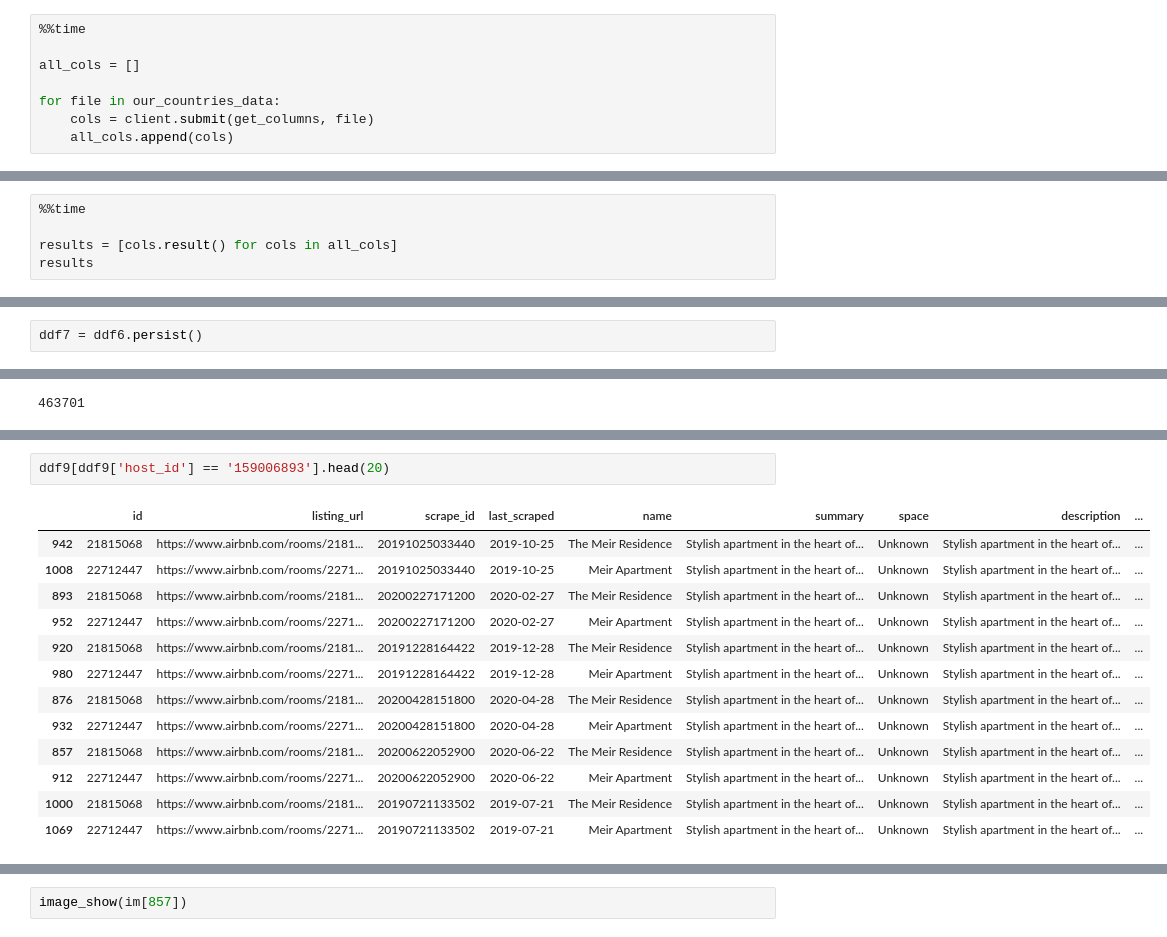
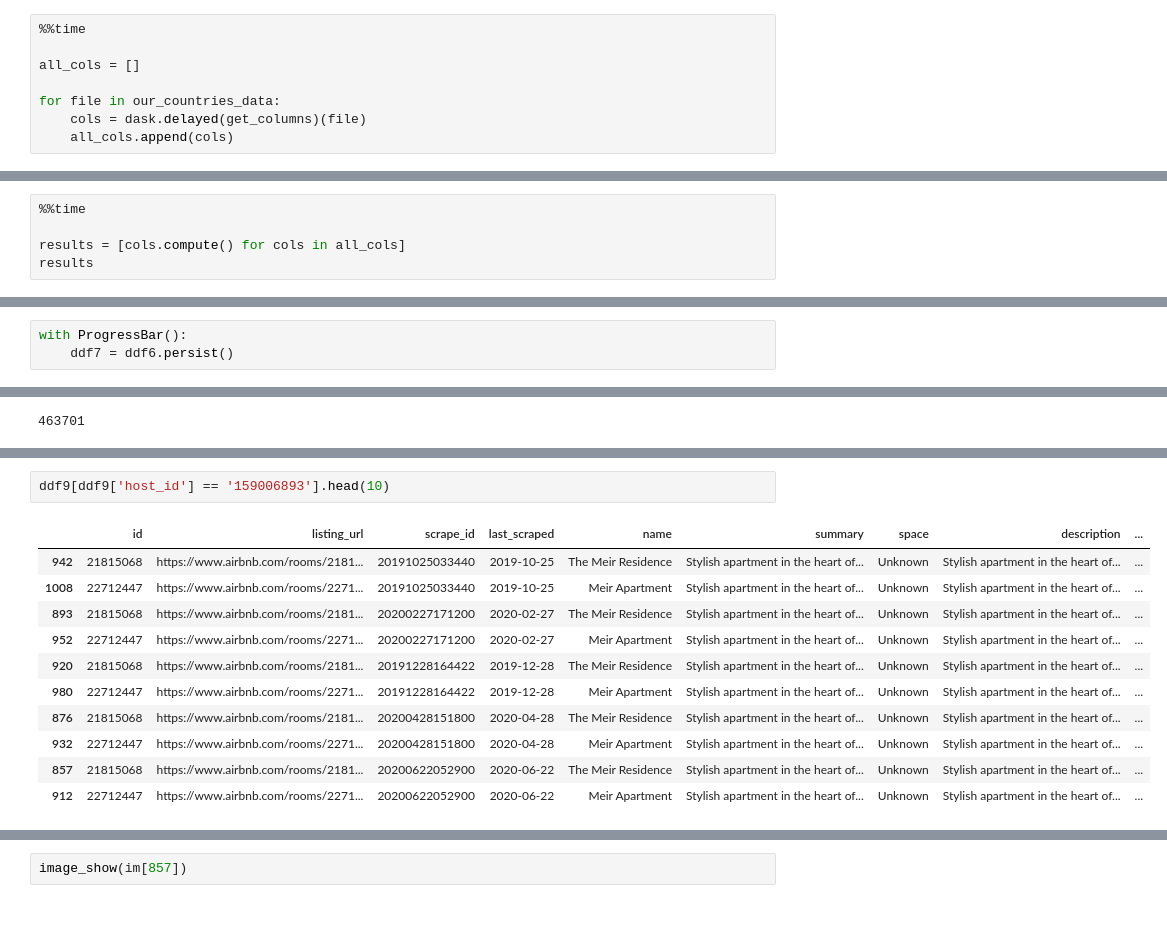
Before and after one commit to ramonpzg/scipy_20jp_dask, a Jupyter notebook: notebooks/01_clean_reshape.ipynb, the cells around one changed output, grey strips where cells are left out. Saved outputs shown, nothing was run; the diff lists cells and outputs as text.

```diff
--- a/notebooks/01_clean_reshape.ipynb
+++ b/notebooks/01_clean_reshape.ipynb
@@ -116,6 +104,6 @@ Explain the future
 all_cols = []
 
 for file in our_countries_data:
-    cols = client.submit(get_columns, file)
+    cols = dask.delayed(get_columns)(file)
     all_cols.append(cols)
 # %% [output]
@@ -132,6 +120,6 @@ all_cols[:5]
 # %%
 %%time
 
-results = [cols.result() for cols in all_cols]
+results = [cols.compute() for cols in all_cols]
 results
 # %% [output]
@@ -672,4 +657,5 @@ dtype: float64
 # %% [markdown]
 Talk about persisting ...
 # %%
-ddf7 = ddf6.persist()
+with ProgressBar():
+    ddf7 = ddf6.persist()
@@ -1024,19 +981,17 @@ host_id
 16109566        2
 186547379
 # %%
-ddf9[ddf9['host_id'] == '159006893'].head(20)
+ddf9[ddf9['host_id'] == '159006893'].head(10)
 # %% [output]
 |  | id | listing_url | scrape_id | last_scraped | name | summary | space | description | ... |
 | 942 | 21815068 | https://www.airbnb.com/rooms/2181... | 20191025033440 | 2019-10-25 | The Meir Residence | Stylish apartment in the heart of... | Unknown | Stylish apartment in the heart of... | ... |
 | 1008 | 22712447 | https://www.airbnb.com/rooms/2271... | 20191025033440 | 2019-10-25 | Meir Apartment | Stylish apartment in the heart of... | Unknown | Stylish apartment in the heart of... | ... |
 | 893 | 21815068 | https://www.airbnb.com/rooms/2181... | 20200227171200 | 2020-02-27 | The Meir Residence | Stylish apartment in the heart of... | Unknown | Stylish apartment in the heart of... | ... |
 | 952 | 22712447 | https://www.airbnb.com/rooms/2271... | 20200227171200 | 2020-02-27 | Meir Apartment | Stylish apartment in the heart of... | Unknown | Stylish apartment in the heart of... | ... |
 | 920 | 21815068 | https://www.airbnb.com/rooms/2181... | 20191228164422 | 2019-12-28 | The Meir Residence | Stylish apartment in the heart of... | Unknown | Stylish apartment in the heart of... | ... |
 | 980 | 22712447 | https://www.airbnb.com/rooms/2271... | 20191228164422 | 2019-12-28 | Meir Apartment | Stylish apartment in the heart of... | Unknown | Stylish apartment in the heart of... | ... |
 | 876 | 21815068 | https://www.airbnb.com/rooms/2181... | 20200428151800 | 2020-04-28 | The Meir Residence | Stylish apartment in the heart of... | Unknown | Stylish apartment in the heart of... | ... |
 | 932 | 22712447 | https://www.airbnb.com/rooms/2271... | 20200428151800 | 2020-04-28 | Meir Apartment | Stylish apartment in the heart of... | Unknown | Stylish apartment in the heart of... | ... |
 | 857 | 21815068 | https://www.airbnb.com/rooms/2181... | 20200622052900 | 2020-06-22 | The Meir Residence | Stylish apartment in the heart of... | Unknown | Stylish apartment in the heart of... | ... |
 | 912 | 22712447 | https://www.airbnb.com/rooms/2271... | 20200622052900 | 2020-06-22 | Meir Apartment | Stylish apartment in the heart of... | Unknown | Stylish apartment in the heart of... | ... |
-| 1000 | 21815068 | https://www.airbnb.com/rooms/2181... | 20190721133502 | 2019-07-21 | The Meir Residence | Stylish apartment in the heart of... | Unknown | Stylish apartment in the heart of... | ... |
-| 1069 | 22712447 | https://www.airbnb.com/rooms/2271... | 20190721133502 | 2019-07-21 | Meir Apartment | Stylish apartment in the heart of... | Unknown | Stylish apartment in the heart of... | ... |
 # %%
```
Also changed, not shown: parts of 89 cells of this notebook, 1 other file.
